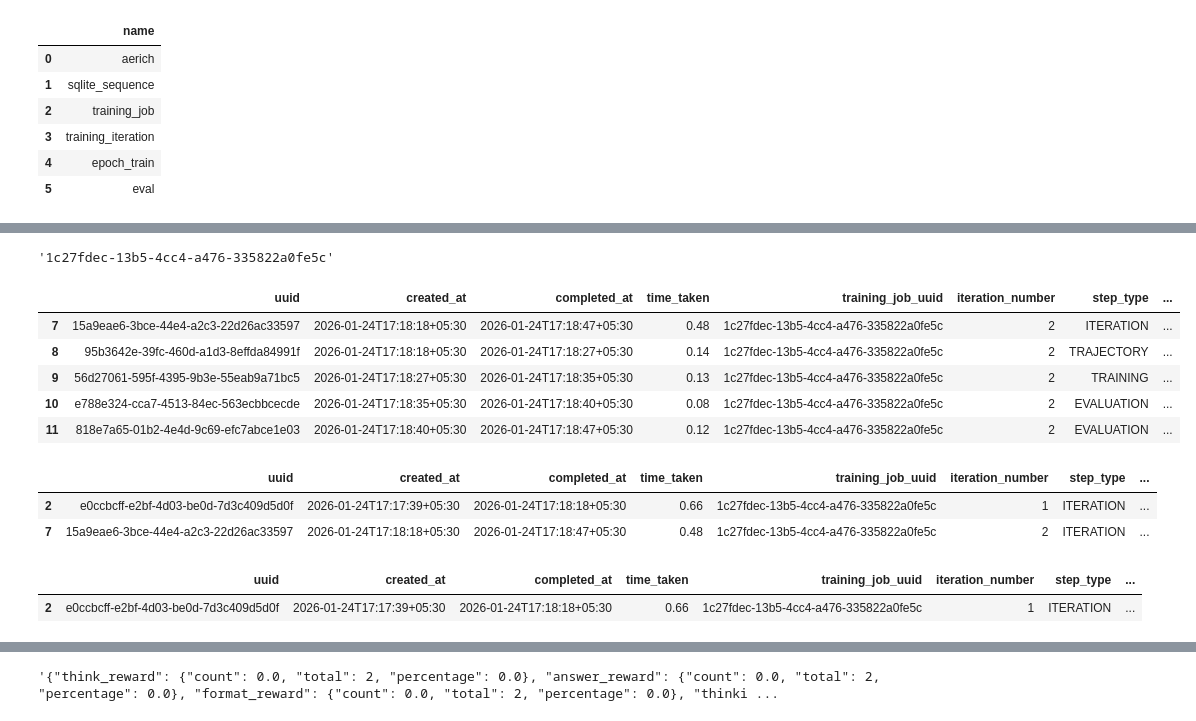
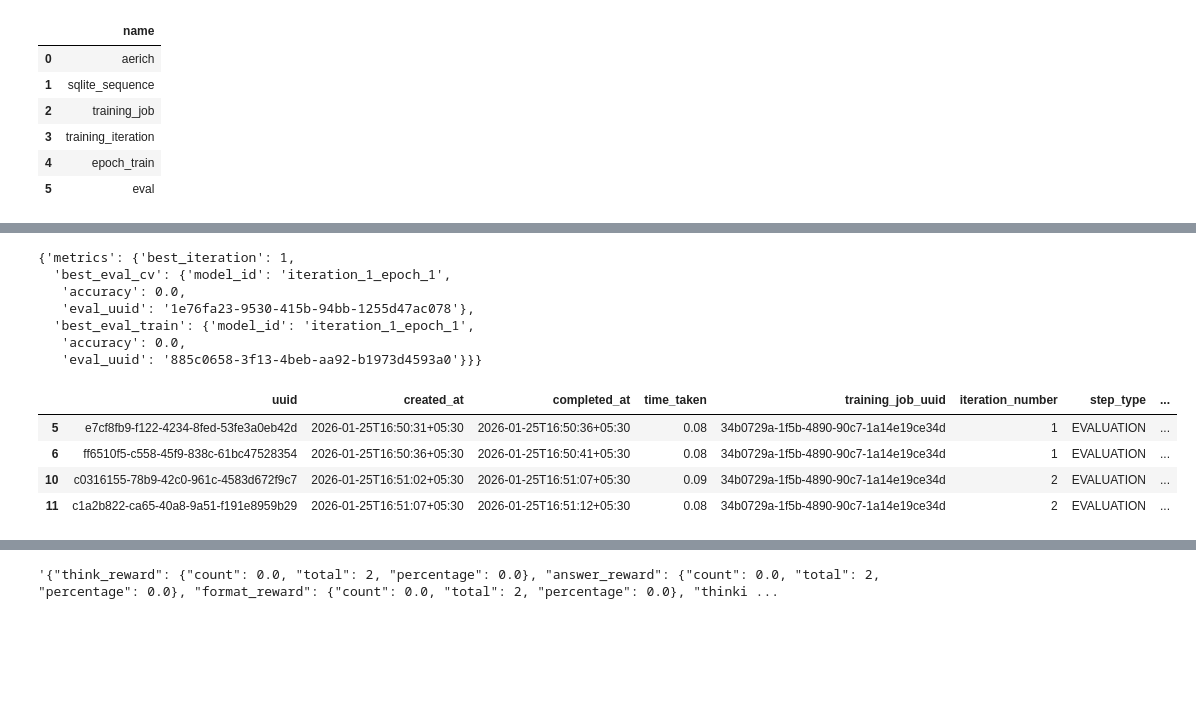
Before and after one commit to deepankarpal89/inno-train, a Jupyter notebook: rough.ipynb, the cells around one changed output, grey strips where cells are left out. Saved outputs shown, nothing was run; the diff lists cells and outputs as text; code cells hidden in the pictures; blank space fills up the shorter version.

Commit message:
tested accuracy metrics calculator

```diff
--- a/rough.ipynb
+++ b/rough.ipynb
@@ -86,26 +86,22 @@ dfjob.tail()
-# %%
-dfjob.iloc[0]['uuid']
-# %% [output]
-'1c27fdec-13b5-4cc4-a476-335822a0fe5c'
+# %%
+eval(dfjob.iloc[-1]['job_metadata'])
+# %% [output]
+{'metrics': {'best_iteration': 1,
+  'best_eval_cv': {'model_id': 'iteration_1_epoch_1',
+   'accuracy': 0.0,
+   'eval_uuid': '1e76fa23-9530-415b-94bb-1255d47ac078'},
+  'best_eval_train': {'model_id': 'iteration_1_epoch_1',
+   'accuracy': 0.0,
+   'eval_uuid': '885c0658-3f13-4beb-aa92-b1973d4593a0'}}}
+# %%
+job_uuid = '34b0729a-1f5b-4890-90c7-1a14e19ce34d'
 # %%
 query = """select * from training_iteration"""
 dfiter = execute_sql(query)
-dfiter.tail()
+dfiter[(dfiter['training_job_uuid']==job_uuid) & (dfiter['step_type']=='EVALUATION')]
 # %% [output]
 |  | uuid | created_at | completed_at | time_taken | training_job_uuid | iteration_number | step_type | ... |
-| 7 | 15a9eae6-3bce-44e4-a2c3-22d26ac33597 | 2026-01-24T17:18:18+05:30 | 2026-01-24T17:18:47+05:30 | 0.48 | 1c27fdec-13b5-4cc4-a476-335822a0fe5c | 2 | ITERATION | ... |
-| 8 | 95b3642e-39fc-460d-a1d3-8effda84991f | 2026-01-24T17:18:18+05:30 | 2026-01-24T17:18:27+05:30 | 0.14 | 1c27fdec-13b5-4cc4-a476-335822a0fe5c | 2 | TRAJECTORY | ... |
-| 9 | 56d27061-595f-4395-9b3e-55eab9a71bc5 | 2026-01-24T17:18:27+05:30 | 2026-01-24T17:18:35+05:30 | 0.13 | 1c27fdec-13b5-4cc4-a476-335822a0fe5c | 2 | TRAINING | ... |
-| 10 | e788e324-cca7-4513-84ec-563ecbbcecde | 2026-01-24T17:18:35+05:30 | 2026-01-24T17:18:40+05:30 | 0.08 | 1c27fdec-13b5-4cc4-a476-335822a0fe5c | 2 | EVALUATION | ... |
-| 11 | 818e7a65-01b2-4e4d-9c69-efc7abce1e03 | 2026-01-24T17:18:40+05:30 | 2026-01-24T17:18:47+05:30 | 0.12 | 1c27fdec-13b5-4cc4-a476-335822a0fe5c | 2 | EVALUATION | ... |
+| 5 | e7cf8fb9-f122-4234-8fed-53fe3a0eb42d | 2026-01-25T16:50:31+05:30 | 2026-01-25T16:50:36+05:30 | 0.08 | 34b0729a-1f5b-4890-90c7-1a14e19ce34d | 1 | EVALUATION | ... |
+| 6 | ff6510f5-c558-45f9-838c-61bc47528354 | 2026-01-25T16:50:36+05:30 | 2026-01-25T16:50:41+05:30 | 0.08 | 34b0729a-1f5b-4890-90c7-1a14e19ce34d | 1 | EVALUATION | ... |
+| 10 | c0316155-78b9-42c0-961c-4583d672f9c7 | 2026-01-25T16:51:02+05:30 | 2026-01-25T16:51:07+05:30 | 0.09 | 34b0729a-1f5b-4890-90c7-1a14e19ce34d | 2 | EVALUATION | ... |
+| 11 | c1a2b822-ca65-40a8-9a51-f191e8959b29 | 2026-01-25T16:51:07+05:30 | 2026-01-25T16:51:12+05:30 | 0.08 | 34b0729a-1f5b-4890-90c7-1a14e19ce34d | 2 | EVALUATION | ... |
-# %%
-dfiter[dfiter.step_type=='ITERATION']
-# %% [output]
-|  | uuid | created_at | completed_at | time_taken | training_job_uuid | iteration_number | step_type | ... |
-| 2 | e0ccbcff-e2bf-4d03-be0d-7d3c409d5d0f | 2026-01-24T17:17:39+05:30 | 2026-01-24T17:18:18+05:30 | 0.66 | 1c27fdec-13b5-4cc4-a476-335822a0fe5c | 1 | ITERATION | ... |
-| 7 | 15a9eae6-3bce-44e4-a2c3-22d26ac33597 | 2026-01-24T17:18:18+05:30 | 2026-01-24T17:18:47+05:30 | 0.48 | 1c27fdec-13b5-4cc4-a476-335822a0fe5c | 2 | ITERATION | ... |
-# %%
-dfiter[dfiter['uuid'] == 'e0ccbcff-e2bf-4d03-be0d-7d3c409d5d0f']
-# %% [output]
-|  | uuid | created_at | completed_at | time_taken | training_job_uuid | iteration_number | step_type | ... |
-| 2 | e0ccbcff-e2bf-4d03-be0d-7d3c409d5d0f | 2026-01-24T17:17:39+05:30 | 2026-01-24T17:18:18+05:30 | 0.66 | 1c27fdec-13b5-4cc4-a476-335822a0fe5c | 1 | ITERATION | ... |
```
Also changed, not shown: parts of 9 cells of this notebook, 6 other files.
